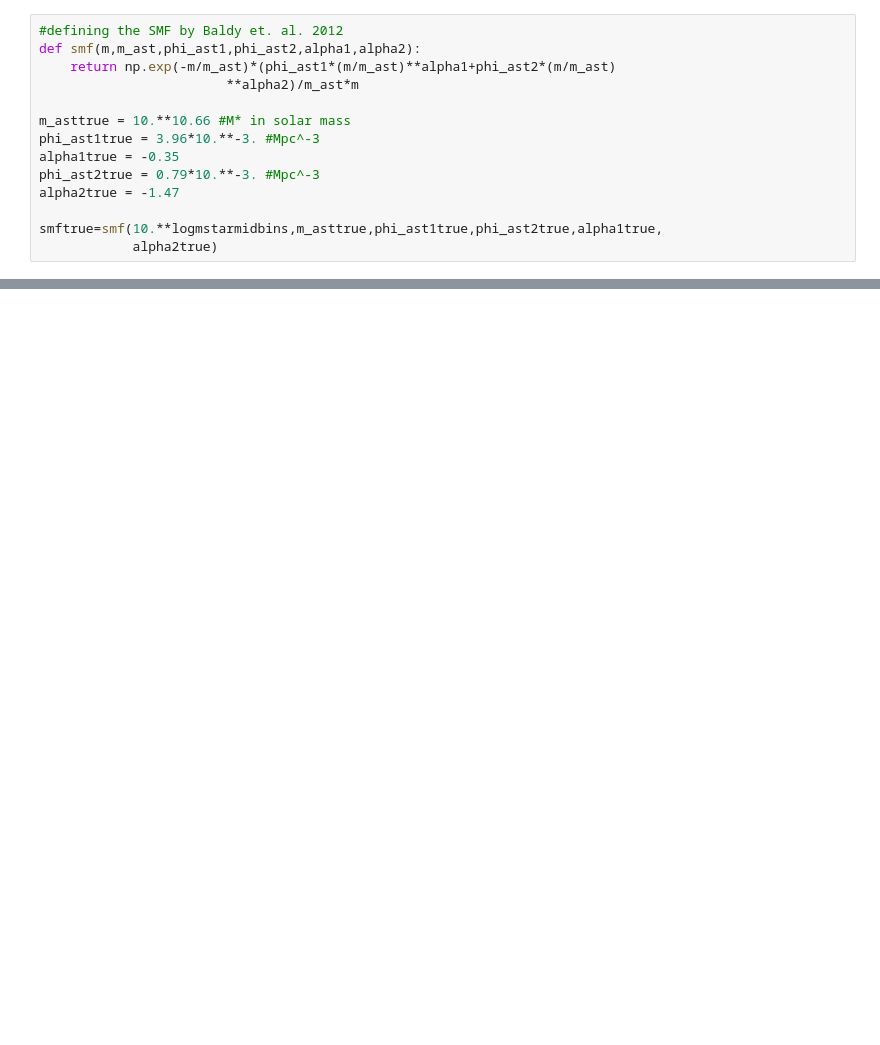
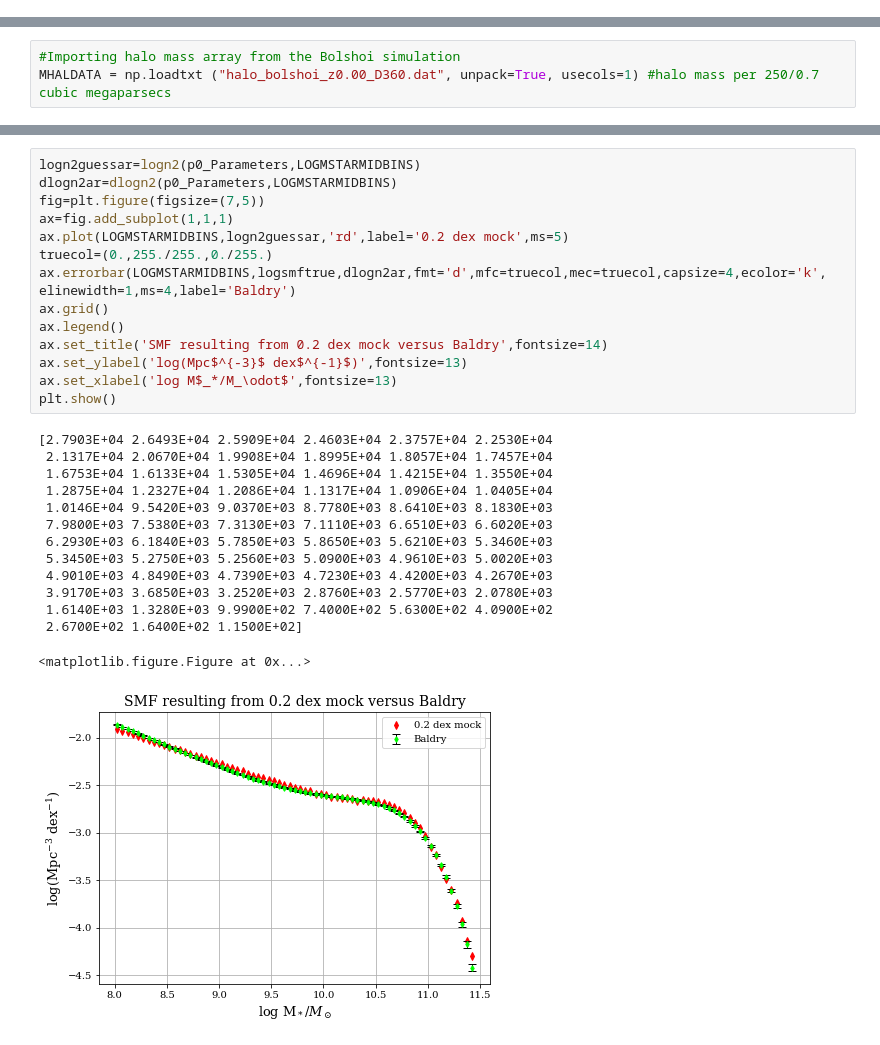
Before and after one commit to patricks1/Tinker, a Jupyter notebook: 2d_abundance_matching.ipynb, the cells around one changed output, grey strips where cells are left out. Cells and saved outputs as stored; diff of their text form; blank space fills up the shorter version.

```diff
--- a/2d_abundance_matching.ipynb
+++ b/2d_abundance_matching.ipynb
@@ -250,14 +0,0 @@ Divide by zero and invalid multiplication warnings are okay here. It just means
-# %%
-#defining the SMF by Baldy et. al. 2012
-def smf(m,m_ast,phi_ast1,phi_ast2,alpha1,alpha2):
-    return np.exp(-m/m_ast)*(phi_ast1*(m/m_ast)**alpha1+phi_ast2*(m/m_ast)
-                        **alpha2)/m_ast*m
-
-m_asttrue = 10.**10.66 #M* in solar mass
-phi_ast1true = 3.96*10.**-3. #Mpc^-3
-alpha1true = -0.35
-phi_ast2true = 0.79*10.**-3. #Mpc^-3
-alpha2true = -1.47
-
-smftrue=smf(10.**logmstarmidbins,m_asttrue,phi_ast1true,phi_ast2true,alpha1true,
-            alpha2true)
@@ -366,0 +32,3 @@ print nlogmstar2
+# %%
+#Importing halo mass array from the Bolshoi simulation
+MHALDATA = np.loadtxt ("halo_bolshoi_z0.00_D360.dat", unpack=True, usecols=1) #halo mass per 250/0.7 cubic megaparsecs
@@ -366,0 +267,29 @@ print nlogmstar2
+# %%
+logn2guessar=logn2(p0_Parameters,LOGMSTARMIDBINS)
+dlogn2ar=dlogn2(p0_Parameters,LOGMSTARMIDBINS)
+fig=plt.figure(figsize=(7,5))
+ax=fig.add_subplot(1,1,1)
+ax.plot(LOGMSTARMIDBINS,logn2guessar,'rd',label='0.2 dex mock',ms=5)
+truecol=(0.,255./255.,0./255.)
+ax.errorbar(LOGMSTARMIDBINS,logsmftrue,dlogn2ar,fmt='d',mfc=truecol,mec=truecol,capsize=4,ecolor='k', elinewidth=1,ms=4,label='Baldry')
+ax.grid()
+ax.legend()
+ax.set_title('SMF resulting from 0.2 dex mock versus Baldry',fontsize=14)
+ax.set_ylabel('log(Mpc$^{-3}$ dex$^{-1}$)',fontsize=13)
+ax.set_xlabel('log M$_*/M_\odot$',fontsize=13)
+plt.show()
+# %% [output]
+[2.7903E+04 2.6493E+04 2.5909E+04 2.4603E+04 2.3757E+04 2.2530E+04
+ 2.1317E+04 2.0670E+04 1.9908E+04 1.8995E+04 1.8057E+04 1.7457E+04
+ 1.6753E+04 1.6133E+04 1.5305E+04 1.4696E+04 1.4215E+04 1.3550E+04
+ 1.2875E+04 1.2327E+04 1.2086E+04 1.1317E+04 1.0906E+04 1.0405E+04
+ 1.0146E+04 9.5420E+03 9.0370E+03 8.7780E+03 8.6410E+03 8.1830E+03
+ 7.9800E+03 7.5380E+03 7.3130E+03 7.1110E+03 6.6510E+03 6.6020E+03
+ 6.2930E+03 6.1840E+03 5.7850E+03 5.8650E+03 5.6210E+03 5.3460E+03
+ 5.3450E+03 5.2750E+03 5.2560E+03 5.0900E+03 4.9610E+03 5.0020E+03
+ 4.9010E+03 4.8490E+03 4.7390E+03 4.7230E+03 4.4200E+03 4.2670E+03
+ 3.9170E+03 3.6850E+03 3.2520E+03 2.8760E+03 2.5770E+03 2.0780E+03
+ 1.6140E+03 1.3280E+03 9.9900E+02 7.4000E+02 5.6300E+02 4.0900E+02
+ 2.6700E+02 1.6400E+02 1.1500E+02]
+<matplotlib.figure.Figure at 0x...>
+[figure, added]
```
Also changed, not shown: parts of 40 cells of this notebook.
